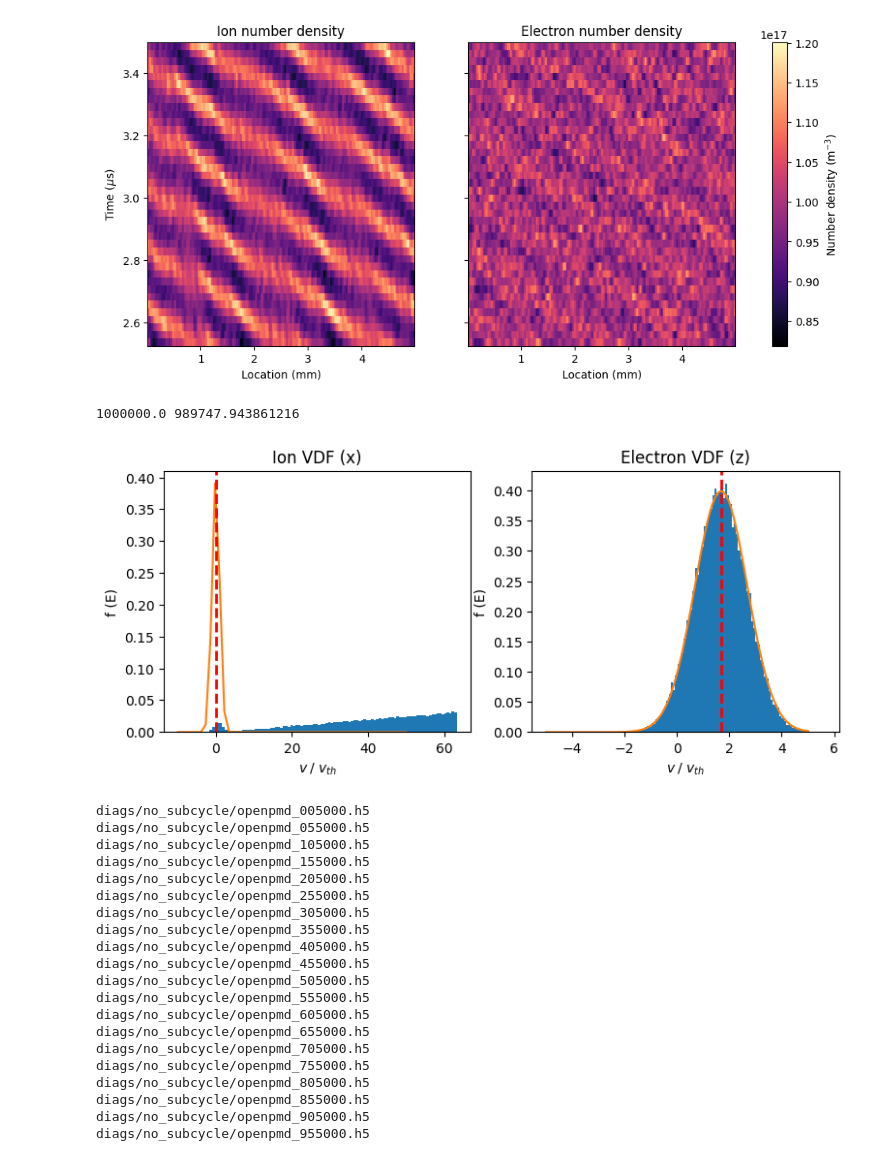
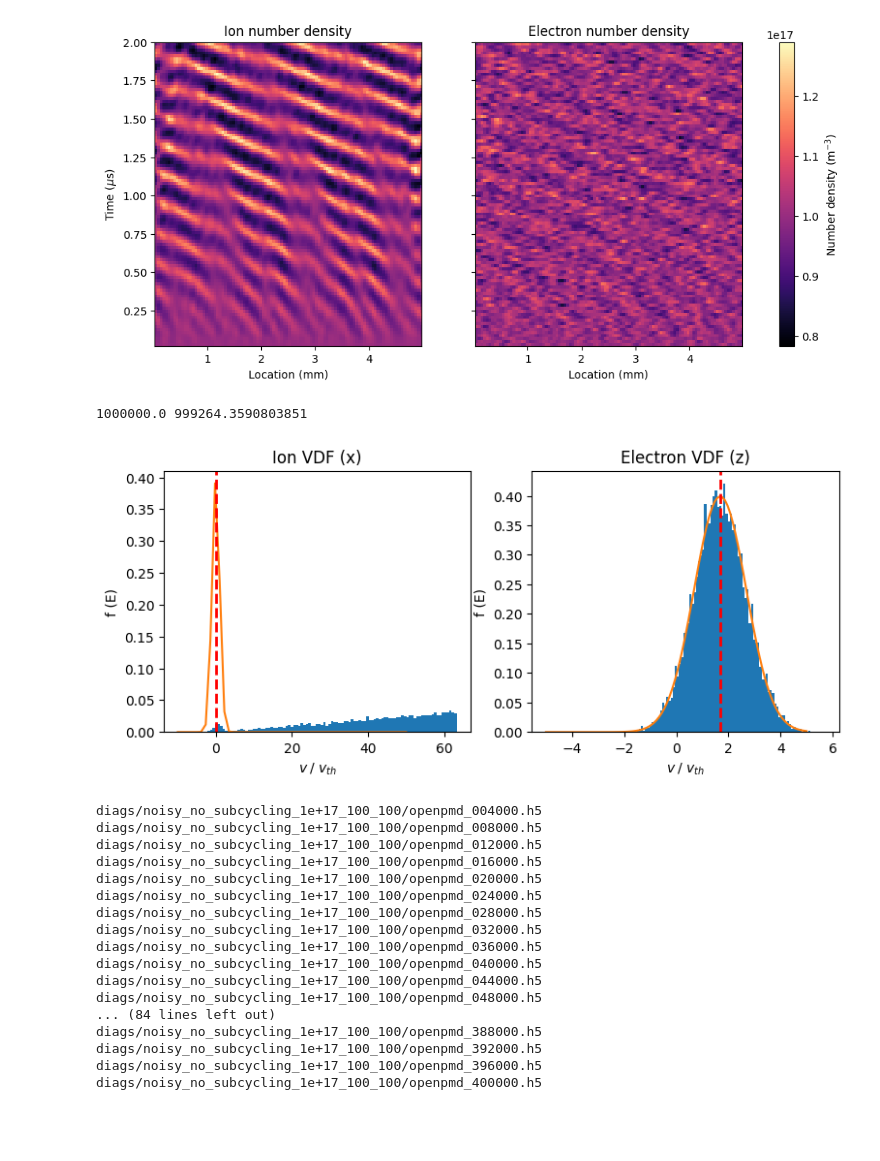
Before and after one commit to archermarx/ecdi-1d-bounded, a Jupyter notebook: analysis.ipynb, the cells around one changed output. Drawn from its saved outputs; the diff is of its cells as text; code cells hidden in the pictures; blank space fills up the shorter version.

```diff
--- a/analysis.ipynb
+++ b/analysis.ipynb
@@ -14,7 +14,7 @@ def suffix_number(fname):
     return number
 # %%
 dir = "diags"
-diags_dir = "no_subcycle"
+diags_dir = "noisy_no_subcycling_1e+17_100_100"
 B_0 = 0.02
 n_0 = 1e17
 E_0 = 20_000
@@ -83,14 +83,20 @@ data = load_all_fields(files[1:])
 xmin_mm = data["x"][0] * 1000
 xmax_mm = data["x"][-1] * 1000
 
-windowsize_s = 1e-6
-start_time_s = 1e-6
-dt = data["t"][1] - data["t"][0]
+use_window = False
 
-N_window = round(windowsize_s / dt / 2)
-start_ind = round(start_time_s / dt)
+if (use_window):
+    windowsize_s = 1e-6
+    start_time_s = 1e-6
+    dt = data["t"][1] - data["t"][0]
 
-t_inds = range(start_ind - N_window ,start_ind + N_window)
+    N_window = round(windowsize_s / dt / 2)
+    start_ind = round(start_time_s / dt)
+
+    t_inds = range(start_ind - N_window ,start_ind + N_window)
+
+else:
+    t_inds = range(0, len(data["t"]))
 
 tmin_us = np.array(data["t"])[t_inds][0 ] * 1e6
 tmax_us = np.array(data["t"])[t_inds][-1] * 1e6
@@ -102,34 +108,34 @@ ni = np.flip(data["n_i"][t_inds], axis = flipaxis)
 ne = np.flip(data["n_e"][t_inds], axis = flipaxis)
 E = np.flip(data["E_z"][t_inds], axis = flipaxis)
 
 fig, (ax_ions, ax_electrons) = plt.subplots(1, 2, figsize = (12, 5), sharey = True)
 cmap = 'magma'
 img_i = ax_ions.imshow(ni, origin = 'lower', aspect = 'auto', extent = extent, cmap = cmap, interpolation = 'none')
 img_e = ax_electrons.imshow(ne, origin = 'lower', aspect = 'auto', extent = extent, cmap = cmap, interpolation = 'none')
 
 images = [img_i, img_e]
 
 # Find the min and max of all colors for use in setting the color scale.
 vmin = min(image.get_array().min() for image in images)
 vmax = max(image.get_array().max() for image in images)
 norm = colors.Normalize(vmin=vmin, vmax=vmax)
 for im in images:
     im.set_norm(norm)
 
 cbar = fig.colorbar(images[0], ax = [ax_ions, ax_electrons])
 
 cbar.ax.set_ylabel(r"Number density (m$^{-3}$)")
 
 for species, ax in zip(["Ion", "Electron"], [ax_ions, ax_electrons]):
     ax.set_xlim(xmin_mm, xmax_mm)
     ax.set_xlabel("Location (mm)")
     ax.set_title(species + " number density");
 
 ax_ions.set_ylabel(r"Time ($\mu$s)");
 
 plt.savefig(os.path.join(dir, diags_dir, "fields.png"), dpi = 150)
 # %% [output]
-[figure, old version]
+[figure, new version]
 # %%
 def load_particles(filename):
     file = h5py.File(filename, 'r')
@@ -213,8 +219,8 @@ for ax in [ax_e, ax_i]:
 print(v_ExB, np.mean(electrons["uz"] / m_e))
 plt.savefig(os.path.join(dir, diags_dir, "vdf.png"), dpi = 150)
 # %% [output]
-1000000.0 989747.943861216
+1000000.0 999264.3590803851
-[figure, old version]
+[figure, new version]
 # %%
 def temperature(p, m):
     q_e = 1.6e-19
@@ -267,29 +273,26 @@ def analyze_particle_data(files):
         't': t, 'T_e': T_e, 'T_i': T_i, 'mobility': mobility, "K": K, "ux": ux / m_e, "uz": uz / m_e, "w": w
     }
 # %%
-reducedfiles = [files[ind] for ind in range(1, len(files), 10)]
+reducedfiles = [files[ind] for ind in range(1, len(files), 1)]
 results = analyze_particle_data(reducedfiles)
 # %% [output]
-diags/no_subcycle/openpmd_005000.h5
-diags/no_subcycle/openpmd_055000.h5
-diags/no_subcycle/openpmd_105000.h5
-diags/no_subcycle/openpmd_155000.h5
-diags/no_subcycle/openpmd_205000.h5
-diags/no_subcycle/openpmd_255000.h5
-diags/no_subcycle/openpmd_305000.h5
-diags/no_subcycle/openpmd_355000.h5
-diags/no_subcycle/openpmd_405000.h5
-diags/no_subcycle/openpmd_455000.h5
-diags/no_subcycle/openpmd_505000.h5
-diags/no_subcycle/openpmd_555000.h5
-diags/no_subcycle/openpmd_605000.h5
-diags/no_subcycle/openpmd_655000.h5
-diags/no_subcycle/openpmd_705000.h5
-diags/no_subcycle/openpmd_755000.h5
-diags/no_subcycle/openpmd_805000.h5
-diags/no_subcycle/openpmd_855000.h5
-diags/no_subcycle/openpmd_905000.h5
-diags/no_subcycle/openpmd_955000.h5
+diags/noisy_no_subcycling_1e+17_100_100/openpmd_004000.h5
+diags/noisy_no_subcycling_1e+17_100_100/openpmd_008000.h5
+diags/noisy_no_subcycling_1e+17_100_100/openpmd_012000.h5
+diags/noisy_no_subcycling_1e+17_100_100/openpmd_016000.h5
+diags/noisy_no_subcycling_1e+17_100_100/openpmd_020000.h5
+diags/noisy_no_subcycling_1e+17_100_100/openpmd_024000.h5
+diags/noisy_no_subcycling_1e+17_100_100/openpmd_028000.h5
+diags/noisy_no_subcycling_1e+17_100_100/openpmd_032000.h5
+diags/noisy_no_subcycling_1e+17_100_100/openpmd_036000.h5
+diags/noisy_no_subcycling_1e+17_100_100/openpmd_040000.h5
+diags/noisy_no_subcycling_1e+17_100_100/openpmd_044000.h5
+diags/noisy_no_subcycling_1e+17_100_100/openpmd_048000.h5
+... (84 lines left out)
+diags/noisy_no_subcycling_1e+17_100_100/openpmd_388000.h5
+diags/noisy_no_subcycling_1e+17_100_100/openpmd_392000.h5
+diags/noisy_no_subcycling_1e+17_100_100/openpmd_396000.h5
+diags/noisy_no_subcycling_1e+17_100_100/openpmd_400000.h5
 # %%
 t = results['t']
 T_e = results['T_e']
```
Also changed, not shown: parts of 5 cells of this notebook, 2 other files.
